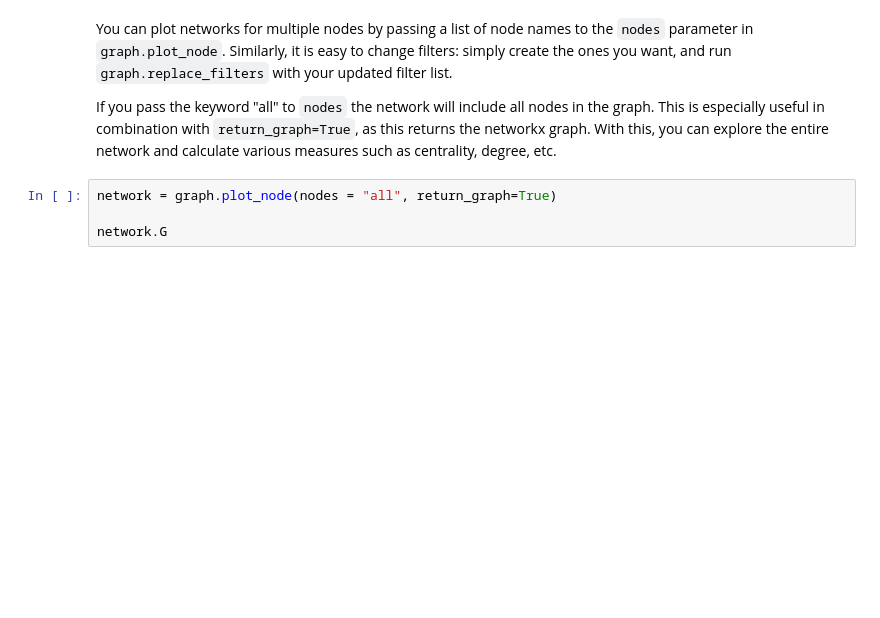
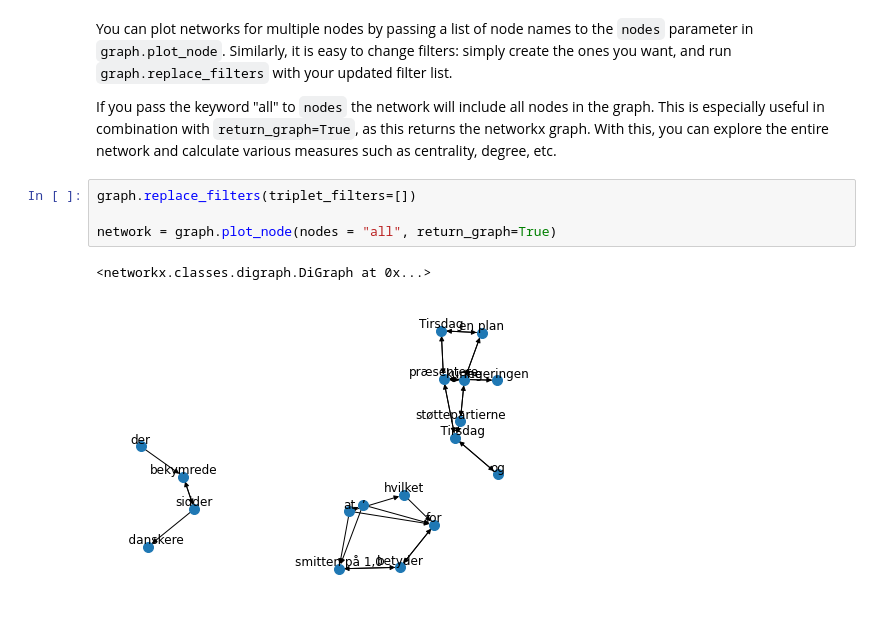
Before and after one commit to KennethEnevoldsen/Conspiracies, a Jupyter notebook: notebooks/tutorial.ipynb, the cells around one changed output. Cells and saved outputs as stored; diff of their text form; blank space fills up the shorter version.

```diff
--- a/notebooks/tutorial.ipynb
+++ b/notebooks/tutorial.ipynb
@@ -61,6 +68,9 @@ You can plot networks for multiple nodes by passing a list of node names to the
 
 If you pass the keyword "all" to `nodes` the network will include all nodes in the graph. This is especially useful in combination with `return_graph=True`, as this returns the networkx graph. With this, you can explore the entire network and calculate various measures such as centrality, degree, etc.
 # %%
+graph.replace_filters(triplet_filters=[])
+
 network = graph.plot_node(nodes = "all", return_graph=True)
-
-network.G
+# %% [output]
+<networkx.classes.digraph.DiGraph at 0x...>
+[figure, added]
```
Also changed, not shown: parts of 7 cells of this notebook, 2 other files.
